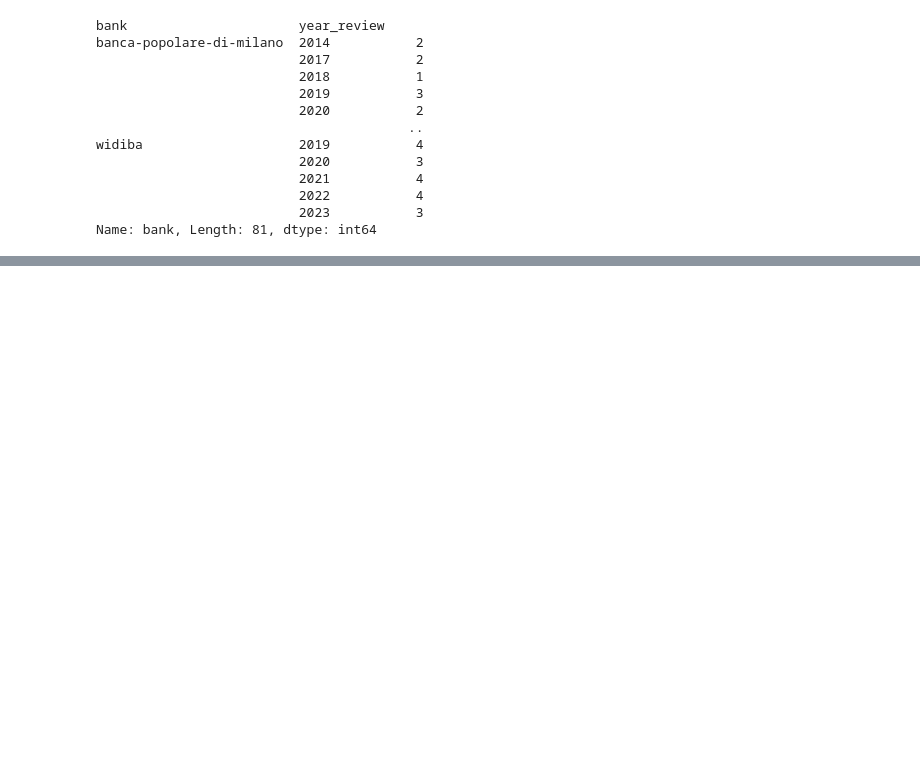
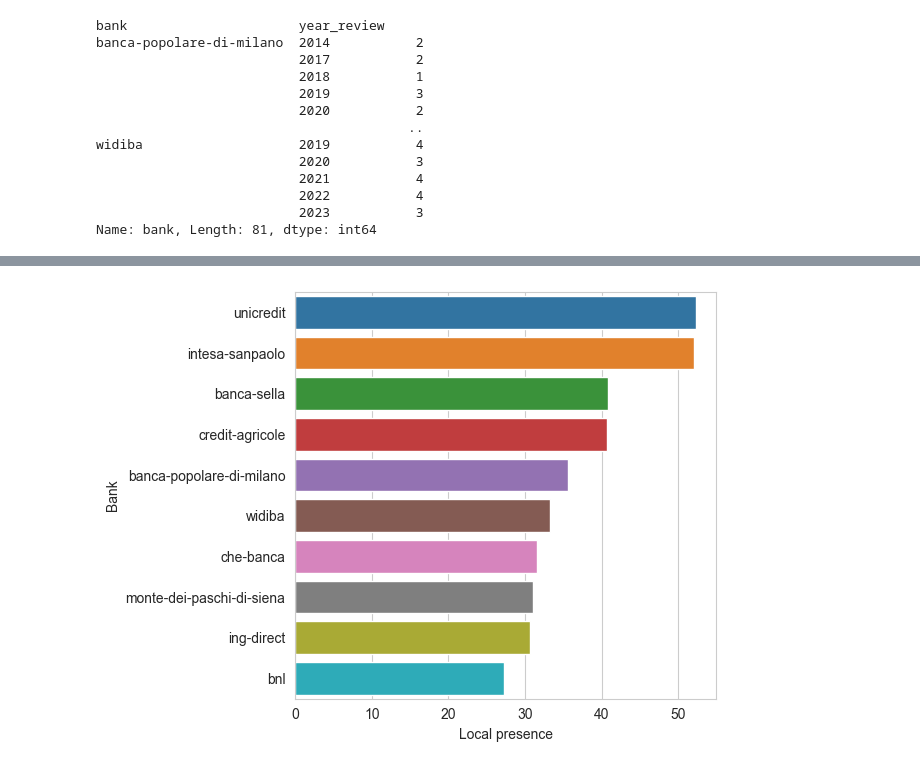
Before and after one commit to giuseppevallarelli/RighteousBanks, a Jupyter notebook: etl.ipynb, the cells around one changed output, grey strips where cells are left out. Cells and saved outputs as stored; diff of their text form; code cells hidden in the pictures; blank space fills up the shorter version.

```diff
--- a/etl.ipynb
+++ b/etl.ipynb
@@ -113,0 +240,7 @@ Name: bank, Length: 81, dtype: int64
+# %%
+sns.barplot(scores_df, x='local_presence', y='bank_name', order=scores_df.sort_values('local_presence', ascending=False).bank_name)
+plt.xlabel("Local presence", size=10)
+plt.ylabel("Bank", size=10)
+plt.tight_layout()
+# %% [output]
+[figure, added]
```
Also changed, not shown: parts of 23 cells of this notebook.
